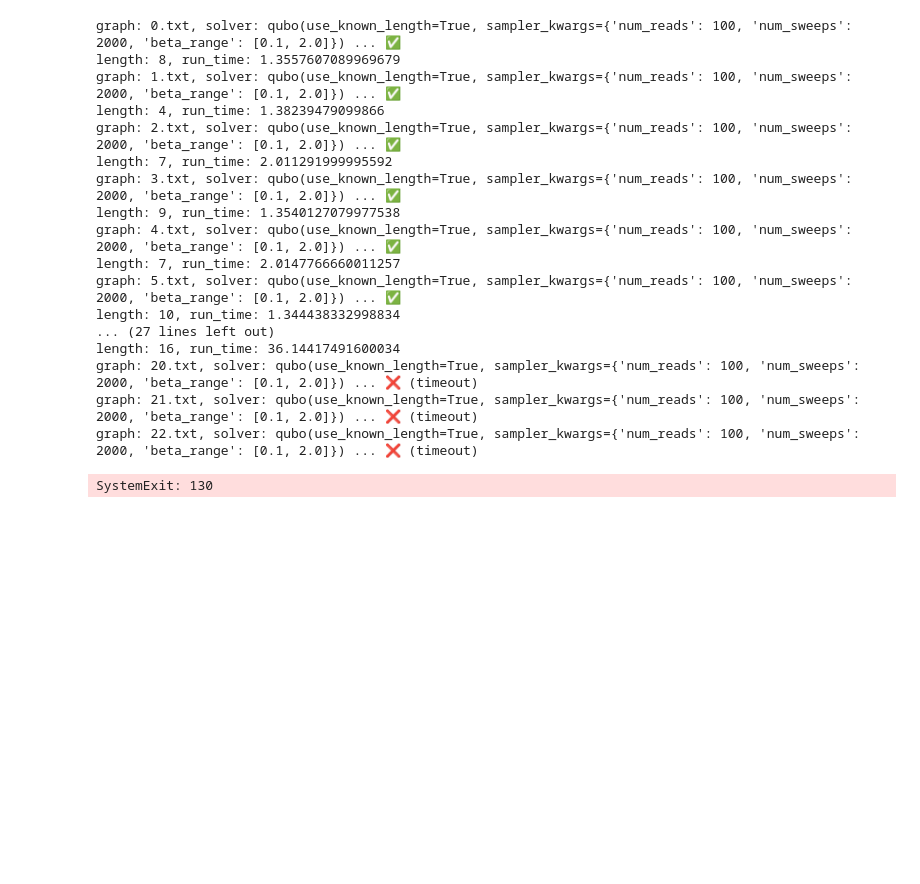
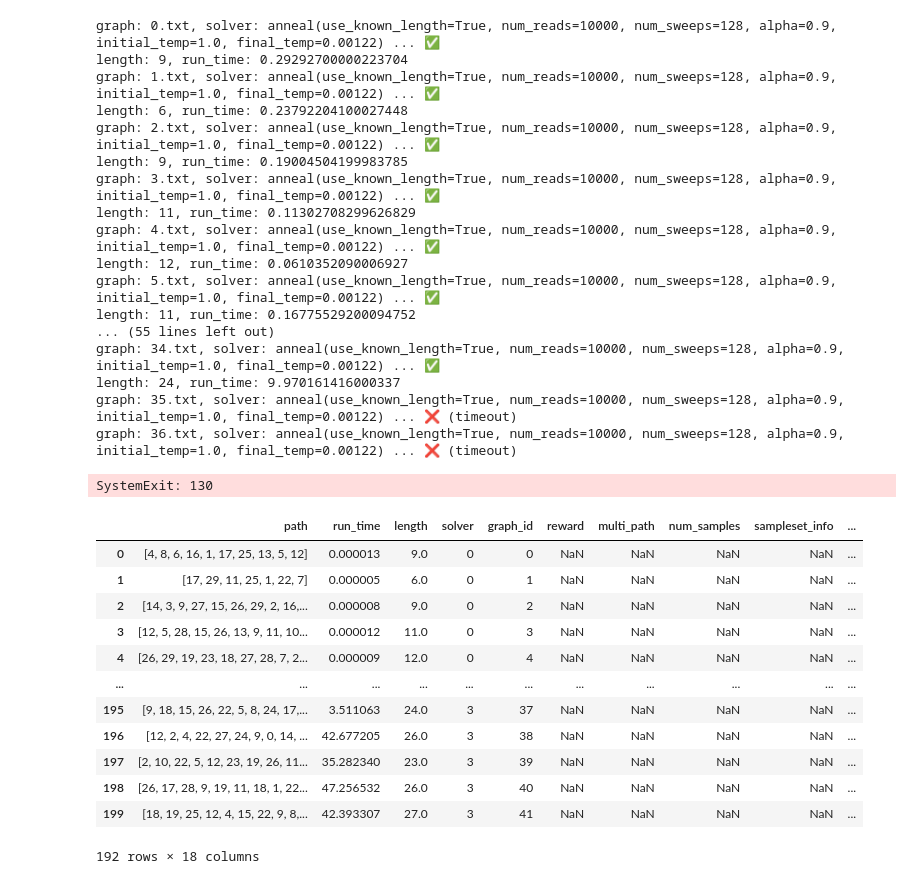
Before and after one commit to blinkybool/LongestPath, a Jupyter notebook: notebooks/qubo_known.ipynb, the cells around one changed output. Drawn from its saved outputs; the diff is of its cells as text; code cells hidden in the pictures; blank space fills up the shorter version.

```diff
--- a/notebooks/qubo_known.ipynb
+++ b/notebooks/qubo_known.ipynb
@@ -43,26 +43,42 @@ for graph_id, graph in benchmark.graphs:
     length = len(result['path'])-1
     graph.set_known_longest_path_length(length)
 
-benchmark.run(retryFailures=True, timeout=60, solver_indices=[3])
+benchmark.run(retryFailures=True, timeout=60, solver_indices=[4])
 # %% [output]
-graph: 0.txt, solver: qubo(use_known_length=True, sampler_kwargs={'num_reads': 100, 'num_sweeps': 2000, 'beta_range': [0.1, 2.0]}) ... ✅
-length: 8, run_time: 1.3557607089969679
-graph: 1.txt, solver: qubo(use_known_length=True, sampler_kwargs={'num_reads': 100, 'num_sweeps': 2000, 'beta_range': [0.1, 2.0]}) ... ✅
-length: 4, run_time: 1.38239479099866
-graph: 2.txt, solver: qubo(use_known_length=True, sampler_kwargs={'num_reads': 100, 'num_sweeps': 2000, 'beta_range': [0.1, 2.0]}) ... ✅
-length: 7, run_time: 2.011291999995592
-graph: 3.txt, solver: qubo(use_known_length=True, sampler_kwargs={'num_reads': 100, 'num_sweeps': 2000, 'beta_range': [0.1, 2.0]}) ... ✅
-length: 9, run_time: 1.3540127079977538
-graph: 4.txt, solver: qubo(use_known_length=True, sampler_kwargs={'num_reads': 100, 'num_sweeps': 2000, 'beta_range': [0.1, 2.0]}) ... ✅
-length: 7, run_time: 2.0147766660011257
-graph: 5.txt, solver: qubo(use_known_length=True, sampler_kwargs={'num_reads': 100, 'num_sweeps': 2000, 'beta_range': [0.1, 2.0]}) ... ✅
-length: 10, run_time: 1.344438332998834
-... (27 lines left out)
-length: 16, run_time: 36.14417491600034
-graph: 20.txt, solver: qubo(use_known_length=True, sampler_kwargs={'num_reads': 100, 'num_sweeps': 2000, 'beta_range': [0.1, 2.0]}) ... ❌ (timeout)
-graph: 21.txt, solver: qubo(use_known_length=True, sampler_kwargs={'num_reads': 100, 'num_sweeps': 2000, 'beta_range': [0.1, 2.0]}) ... ❌ (timeout)
-graph: 22.txt, solver: qubo(use_known_length=True, sampler_kwargs={'num_reads': 100, 'num_sweeps': 2000, 'beta_range': [0.1, 2.0]}) ... ❌ (timeout)
+graph: 0.txt, solver: anneal(use_known_length=True, num_reads=10000, num_sweeps=128, alpha=0.9, initial_temp=1.0, final_temp=0.00122) ... ✅
+length: 9, run_time: 0.29292700000223704
+graph: 1.txt, solver: anneal(use_known_length=True, num_reads=10000, num_sweeps=128, alpha=0.9, initial_temp=1.0, final_temp=0.00122) ... ✅
+length: 6, run_time: 0.23792204100027448
+graph: 2.txt, solver: anneal(use_known_length=True, num_reads=10000, num_sweeps=128, alpha=0.9, initial_temp=1.0, final_temp=0.00122) ... ✅
+length: 9, run_time: 0.19004504199983785
+graph: 3.txt, solver: anneal(use_known_length=True, num_reads=10000, num_sweeps=128, alpha=0.9, initial_temp=1.0, final_temp=0.00122) ... ✅
+length: 11, run_time: 0.11302708299626829
+graph: 4.txt, solver: anneal(use_known_length=True, num_reads=10000, num_sweeps=128, alpha=0.9, initial_temp=1.0, final_temp=0.00122) ... ✅
+length: 12, run_time: 0.0610352090006927
+graph: 5.txt, solver: anneal(use_known_length=True, num_reads=10000, num_sweeps=128, alpha=0.9, initial_temp=1.0, final_temp=0.00122) ... ✅
+length: 11, run_time: 0.16775529200094752
+... (55 lines left out)
+graph: 34.txt, solver: anneal(use_known_length=True, num_reads=10000, num_sweeps=128, alpha=0.9, initial_temp=1.0, final_temp=0.00122) ... ✅
+length: 24, run_time: 9.970161416000337
+graph: 35.txt, solver: anneal(use_known_length=True, num_reads=10000, num_sweeps=128, alpha=0.9, initial_temp=1.0, final_temp=0.00122) ... ❌ (timeout)
+graph: 36.txt, solver: anneal(use_known_length=True, num_reads=10000, num_sweeps=128, alpha=0.9, initial_temp=1.0, final_temp=0.00122) ... ❌ (timeout)
 SystemExit: 130
+# %%
+df
+# %% [output]
+|  | path | run_time | length | solver | graph_id | reward | multi_path | num_samples | sampleset_info | ... |
+| 0 | [4, 8, 6, 16, 1, 17, 25, 13, 5, 12] | 0.000013 | 9.0 | 0 | 0 | NaN | NaN | NaN | NaN | ... |
+| 1 | [17, 29, 11, 25, 1, 22, 7] | 0.000005 | 6.0 | 0 | 1 | NaN | NaN | NaN | NaN | ... |
+| 2 | [14, 3, 9, 27, 15, 26, 29, 2, 16,... | 0.000008 | 9.0 | 0 | 2 | NaN | NaN | NaN | NaN | ... |
+| 3 | [12, 5, 28, 15, 26, 13, 9, 11, 10... | 0.000012 | 11.0 | 0 | 3 | NaN | NaN | NaN | NaN | ... |
+| 4 | [26, 29, 19, 23, 18, 27, 28, 7, 2... | 0.000009 | 12.0 | 0 | 4 | NaN | NaN | NaN | NaN | ... |
+| ... | ... | ... | ... | ... | ... | ... | ... | ... | ... | ... |
+| 195 | [9, 18, 15, 26, 22, 5, 8, 24, 17,... | 3.511063 | 24.0 | 3 | 37 | NaN | NaN | NaN | NaN | ... |
+| 196 | [12, 2, 4, 22, 27, 24, 9, 0, 14, ... | 42.677205 | 26.0 | 3 | 38 | NaN | NaN | NaN | NaN | ... |
+| 197 | [2, 10, 22, 5, 12, 23, 19, 26, 11... | 35.282340 | 23.0 | 3 | 39 | NaN | NaN | NaN | NaN | ... |
+| 198 | [26, 17, 28, 9, 19, 11, 18, 1, 22... | 47.256532 | 26.0 | 3 | 40 | NaN | NaN | NaN | NaN | ... |
+| 199 | [18, 19, 25, 12, 4, 15, 22, 9, 8,... | 42.393307 | 27.0 | 3 | 41 | NaN | NaN | NaN | NaN | ... |
+192 rows × 18 columns
 # %%
 import matplotlib.pyplot as plt
 import matplotlib.colors as mcolors
```
Also changed, not shown: parts of 3 cells of this notebook, 5 other files.
